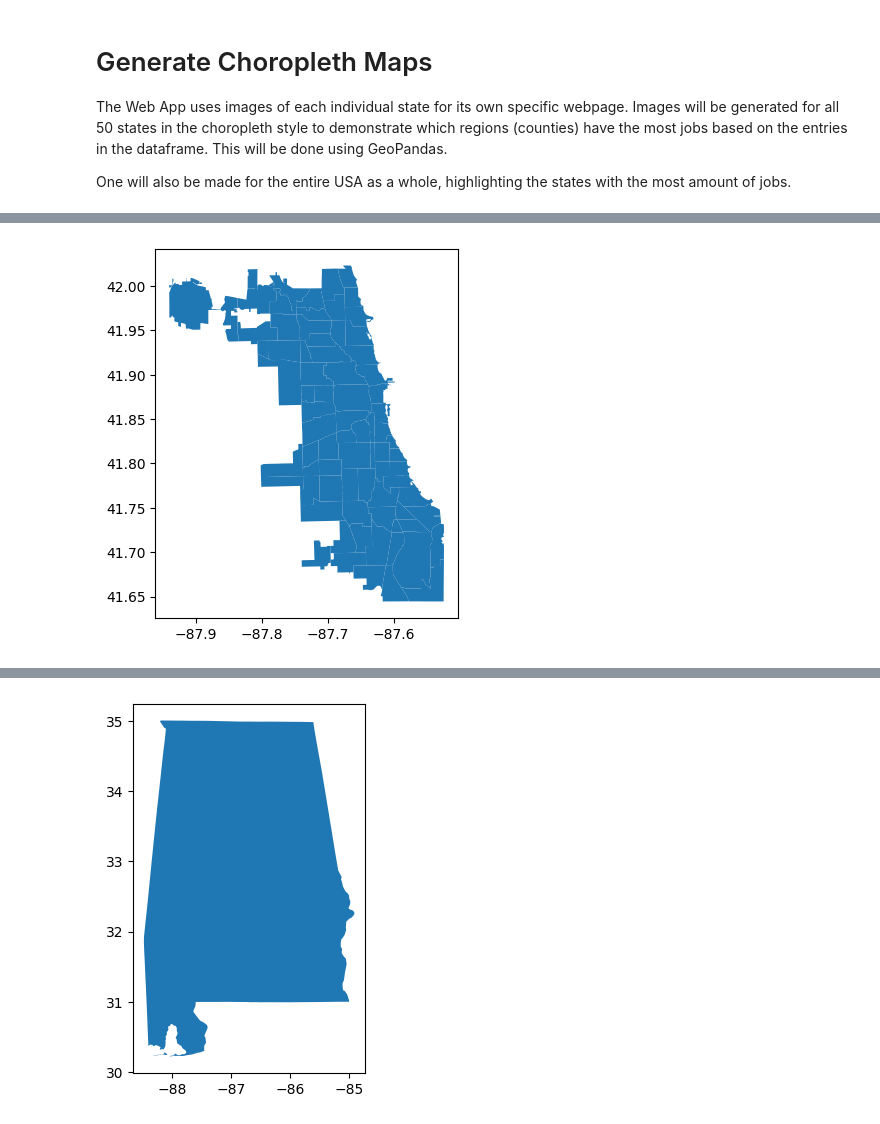
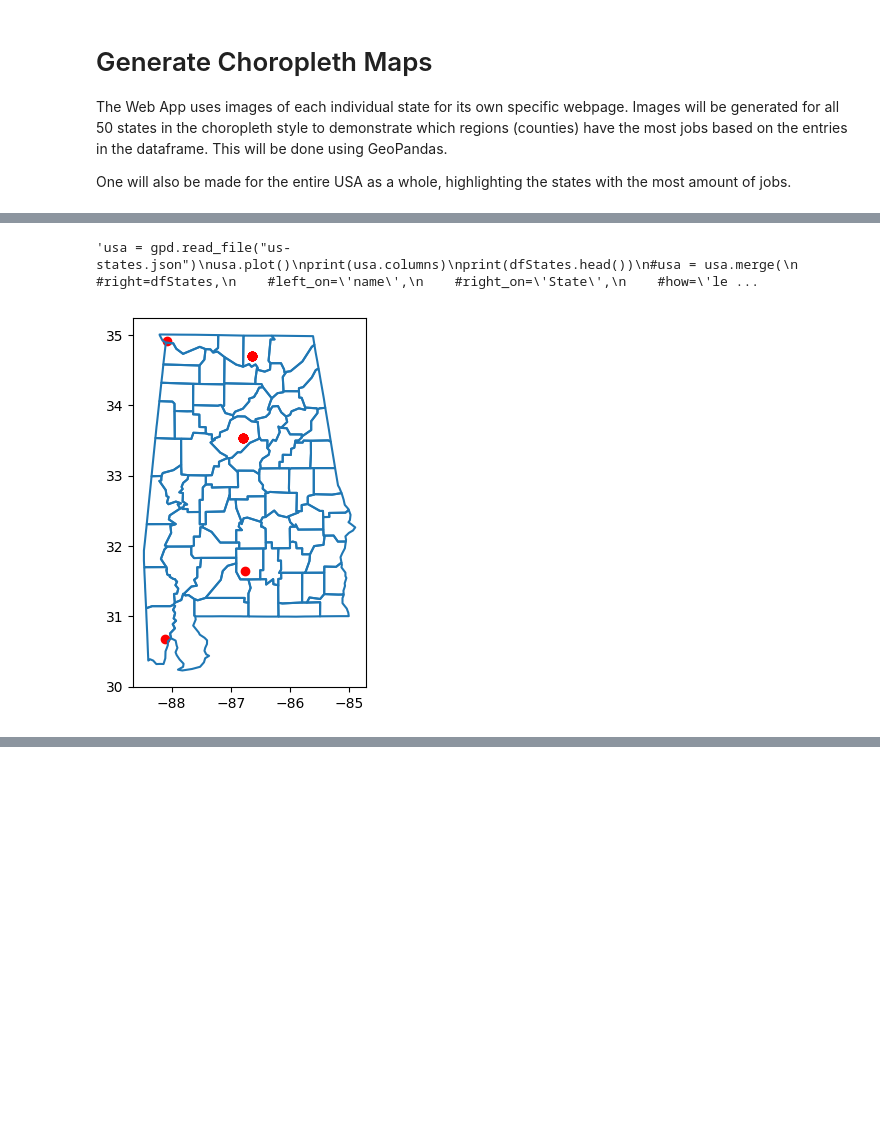
Before and after one commit to jeffreycjj6/Jobs-Visualization-Project, a Jupyter notebook: data_analysis/jobs_analysis.ipynb, the cells around one changed output, grey strips where cells are left out. Drawn from its saved outputs; the diff is of its cells as text; code cells hidden in the pictures; blank space fills up the shorter version.

Commit message:
Added Basic HeatMap Tests

```diff
--- a/data_analysis/jobs_analysis.ipynb
+++ b/data_analysis/jobs_analysis.ipynb
@@ -348,17 +348,15 @@ for i in range(50):
 
 
 standardizedsalaries = pd.DataFrame() #temporary dataframe to hold the output, will be used to append to the main dataframe at the end
-currRow = 0
 
 #for each row inside the main job dataframe do this:
 for index, row in df.iterrows():
     if coliDict.get(row['location']) != None:
         #if a location exists, use its respective factor found in the dictionary
-        standardizedsalaries.loc[currRow,'standardizedsalaries'] = row['basesalary'] / coliDict.get(row['location'])
+        standardizedsalaries.loc[index,'standardizedsalaries'] = row['basesalary'] / coliDict.get(row['location'])
     else:
         #if a location doesn't exist in the dictionary, opt for a general state factor instead
-        standardizedsalaries.loc[currRow,'standardizedsalaries'] = row['basesalary'] / coliDict.get(row['location'][-2:]) #pulls the general state cost of living by looking at last 2 characters
-    currRow += 1
+        standardizedsalaries.loc[index,'standardizedsalaries'] = row['basesalary'] / coliDict.get(row['location'][-2:]) #pulls the general state cost of living by looking at last 2 characters
 
 
 df['standardizedsalaries'] = standardizedsalaries['standardizedsalaries'] #add the converted standardized salary to each job entry
@@ -415,18 +413,21 @@ print(lat)
 latCol = pd.DataFrame()
 lngCol = pd.DataFrame()
 for index, row in df.iterrows():
-    if lat.get(row['location']) == None:
+    latCol.loc[index,'latitude'] = lat.get(row['location'])
+    lngCol.loc[index,'longitude'] = lng.get(row['location'])
+    '''if lat.get(row['location']) == None:
         #If the city doesn't exist in the dictionary, just use 0 coordinates
         latCol.loc[index,'latitude'] = 0
         lngCol.loc[index,'longitude'] = 0
     else:
         #If the city does exist in the dictionary, individually add its latitude and longitutde to the temp dataframe
         latCol.loc[index,'latitude'] = lat.get(row['location'])
-        lngCol.loc[index,'longitude'] = lng.get(row['location'])
+        lngCol.loc[index,'longitude'] = lng.get(row['location'])'''
 
 
 df['latitude'] = latCol['latitude']
 df['longitude'] = lngCol['longitude']
+#df = df.dropna()
 
 #Also add the coordinates of each state for the aggregate data (this is based on the capital city)
 capitals = pd.read_csv('us-state-capitals.csv')
@@ -443,7 +444,7 @@ capitals.iloc[33] = temp
 dfStates['latitude'] = capitals['latitude']
 dfStates['longitude'] = capitals['longitude']
 
-print(df.head())
+print(df)
 print(dfStates.head())
 # %% [output]
           location      lat       lng
@@ -489,33 +490,60 @@ The Web App uses images of each individual state for its own specific webpage. I
 One will also be made for the entire USA as a whole, highlighting the states with the most amount of jobs.
 # %%
 import geopandas as gpd
-import geodatasets
 
 #Test Chicago Map to see if it works
 #chicago = gp.read_file(geodatasets.get_path("geoda.chicago_commpop"))
 #chicago.plot()
 
-test = gpd.read_file(geodatasets.get_path("geoda.chicago_commpop"))
-test.plot()
+gdf = gpd.read_file("Alabama.json")
+#gdf.plot()
 
-gdf = gpd.read_file("Alabama.json")
-gdf.plot()
+alabama = df[df.state == 'AL']
+#print(alabama['location'].value_counts())
+#print(alabama['latitude'].value_counts())
+#print(alabama['longitude'].value_counts())
+
+#These three new dataframes are based on the number of times a location appeared in the Alabama specfic dataframe
+#rest_index fixes the issue of the series that is created having a bad index column
+'''loc = alabama['location'].value_counts().to_frame().reset_index()
+print(loc.head())
+lat = alabama['latitude'].value_counts().to_frame().reset_index()
+print(lat.head())
+lng = alabama['longitude'].value_counts().to_frame().reset_index()
+loc['latitude'] = lat['index']
+loc['longitude'] = lng['index']
+print(loc.head())'''
+
+
+
+alabama = gpd.GeoDataFrame(alabama, geometry=gpd.points_from_xy(alabama.longitude, alabama.latitude), crs="EPSG:4326")
+print(alabama.head())
+
+ax = gdf.boundary.plot()
+alabama.plot(ax=ax, color="red")
 
 gdf2 = gpd.read_file("Alabama2.geojson")
-gdf2.plot()
+#gdf2.plot()
 
-usa = gpd.read_file("us-states.json")
+ax = gdf2.boundary.plot()
+alabama.plot(ax=ax, color="red")
+
+
+'''usa = gpd.read_file("us-states.json")
 usa.plot()
 print(usa.columns)
-usa = pd.merge(
-    left=usa,
-    right=df,
-    left_on='name',
-    right_on='location',
-    how='left'
-)
+print(dfStates.head())
+#usa = usa.merge(
+    #right=dfStates,
+    #left_on='name',
+    #right_on='State',
+    #how='left'
+#)
+usa['listings'] = dfStates['listings']
 print(usa.columns)
-ax = usa.boundary.plot()
-usa.plot(ax=ax, column='basesalary')
-plt.show()
+usa.plot(column='listings', cmap='OrRd')
+print(usa.head())
+#ax = usa.boundary.plot()
+#usa.plot(ax=ax, column='listings')
+#plt.show()'''
 # %% [output]
@@ -527 +567,2 @@ Index(['id', 'name', 'geometry', 'company', 'title', 'totalyearlycompensation',
+'usa = gpd.read_file("us-states.json")\nusa.plot()\nprint(usa.columns)\nprint(dfStates.head())\n#usa = usa.merge(\n    #right=dfStates,\n    #left_on=\'name\',\n    #right_on=\'State\',\n    #how=\'le ...
-[figure, old version]
+[figure, new version]
@@ -529 +569,0 @@ Index(['id', 'name', 'geometry', 'company', 'title', 'totalyearlycompensation',
-[figure, removed]
```
Also changed, not shown: parts of 2 cells of this notebook, 8 other files.
